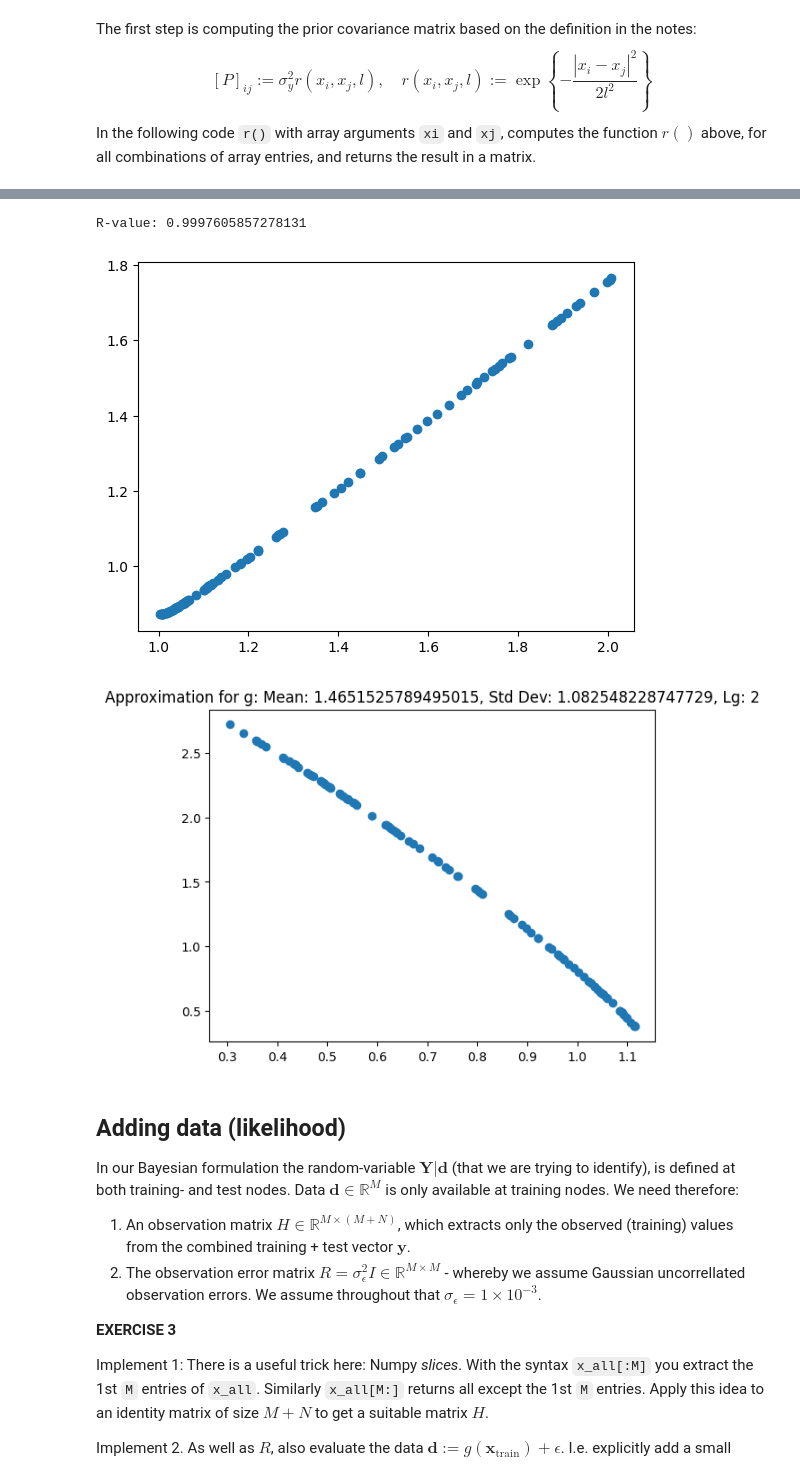
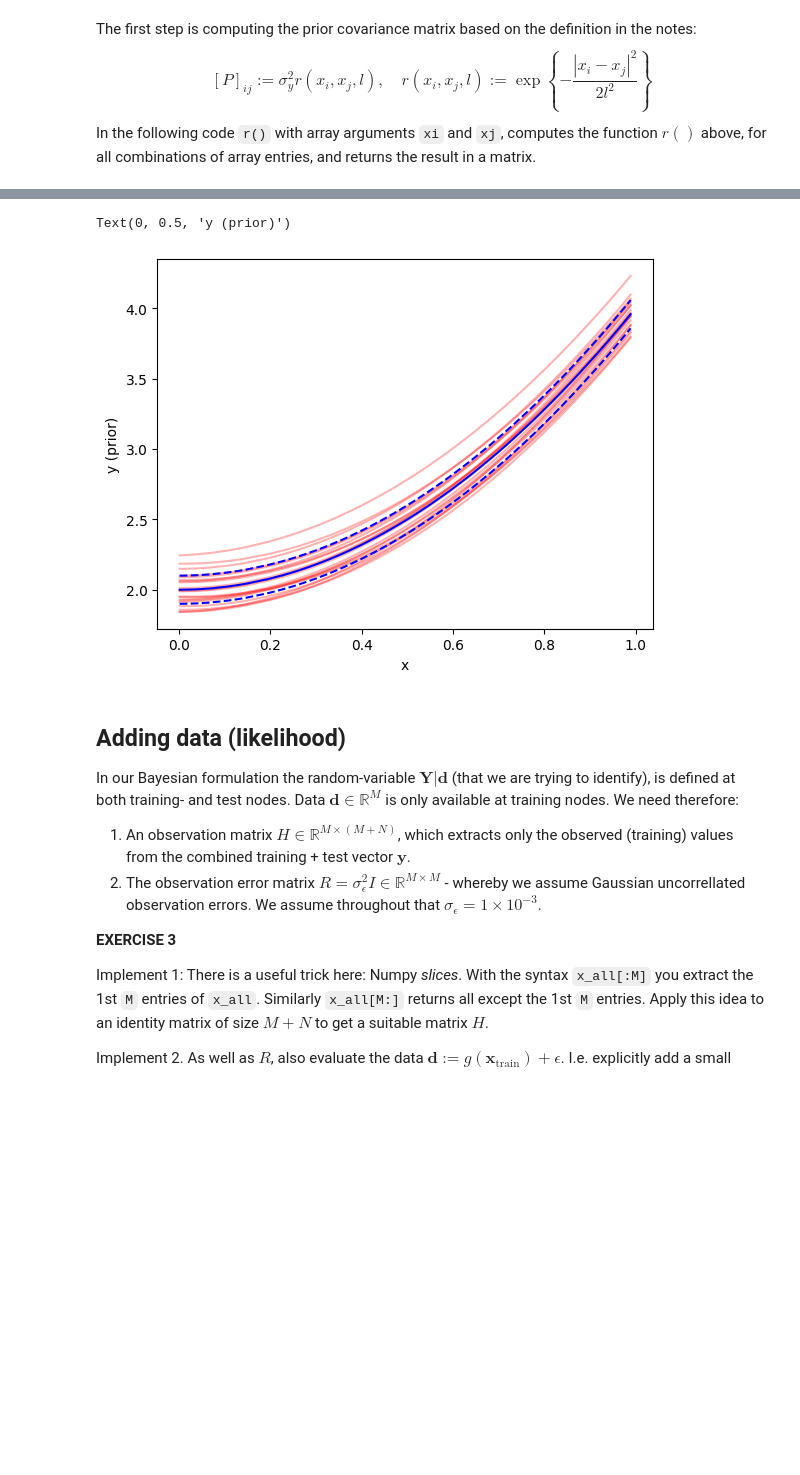
Before and after one commit to msahirs/CFD_IV, a Jupyter notebook: Tutorial2.ipynb, the cells around one changed output, grey strips where cells are left out. Drawn from its saved outputs; the diff is of its cells as text; code cells hidden in the pictures; blank space fills up the shorter version.

```diff
--- a/Tutorial2.ipynb
+++ b/Tutorial2.ipynb
@@ -99,52 +101,34 @@ As $l$ increases, R-squared value tends to 1
-# %%
-def mu(x):
-    return 1+x**2 #np.mean(x)*np.ones(len(x))
-
-def sigma(x):
-    return np.std(x)
-
-
-# prior
-mu_test = mu((x_test)) # mean
-sigma_test = sigma((x_test)) # std. dev
-
-# posterior
-# mu_test = mu(g(x_test)) # mean
-# sigma_test = sigma(g(x_test)) # std. dev
-
-P_test = r(x_test, x_test, sigma_test, l=2) # unsure if x_i = x_j = x_train
-
-#print(f'P_Test: {P_test}')
-#print(f'mu_Test: {mu_test}')
-#print(f'size: Ptest: {np.shape(P_test)}')
-n_samples = 20
-
-Y0 = stats.multivariate_normal(mean = mu_test,cov = P_test, allow_singular= True).rvs(n_samples)
-#print(f'Y0 shape: {np.shape(Y0)}')
-
-slope, intercept, r_value, p_value, std_err = stats.linregress(Y0[0],Y0[1])
-
-print(f'R-value: {r_value}')
-
-plt.scatter(Y0[0], Y0[1])
-plt.show()
-
-
-
-### OPTIMAL PARAMS FOR g:
-mu_g = 1.4651525789495015
-sigma_g = 1.082548228747729
-l_g = 2 # unsure
-
-P_g = r(x_test, x_test, sigma_g, l=l_g)
-Yg0 = stats.multivariate_normal(mean = mu_g*np.ones(len(x_test)),cov = P_g, allow_singular= True).rvs(n_samples)
-plt.title(f'Approximation for g: Mean: {mu_g}, Std Dev: {sigma_g}, Lg: {l_g}')
-plt.scatter(Yg0[0], Yg0[1])
-plt.show()
-# %% [output]
-R-value: 0.9997605857278131
-[figure, removed]
-[figure, removed]
+# %%
+# optimal
+def mu(x): # optimal
+    return 2*(1+x**2)
+sigma_0 = 0.1 # optimal
+l = 2 # optimal,
+
+# alternative
+# def mu(x):
+#     return np.sin(x)*(1+x)+1+x**2
+# sigma_0 = 0.1
+# l = 20 #
+
+mu_prior_test = mu(x_test)
+P_prior_test = r(x_test, x_test, sigma_0, l)
+
+sigma_prior_test = np.sqrt(np.diagonal(P_prior_test))
+
+n_samples = 20
+ys_test = stats.multivariate_normal(mean = mu_prior_test,cov = P_prior_test, allow_singular= True).rvs(n_samples)
+for y in ys_test:
+    plt.plot(x_test, y, '-', color = 'red', alpha = 0.3)
+
+plt.plot(x_test, mu_prior_test, '-b')
+plt.plot(x_test, mu_prior_test + sigma_prior_test, '--b')
+plt.plot(x_test, mu_prior_test - sigma_prior_test, '--b')
+plt.xlabel('x')
+plt.ylabel('y (prior)')
+# %% [output]
+Text(0, 0.5, 'y (prior)')
+[figure, added]
 # %% [markdown]
 ## Adding data (likelihood)
 
```
Also changed, not shown: parts of 9 cells of this notebook.
